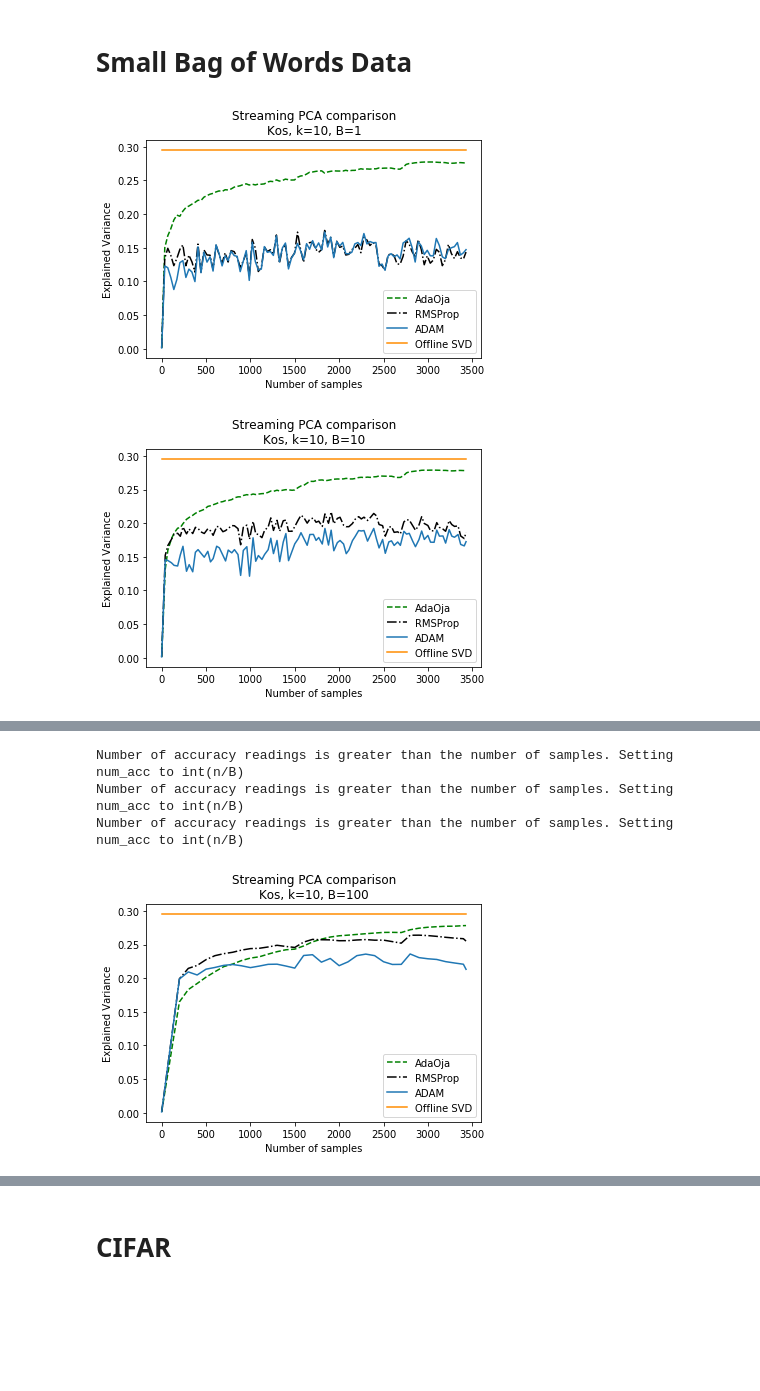
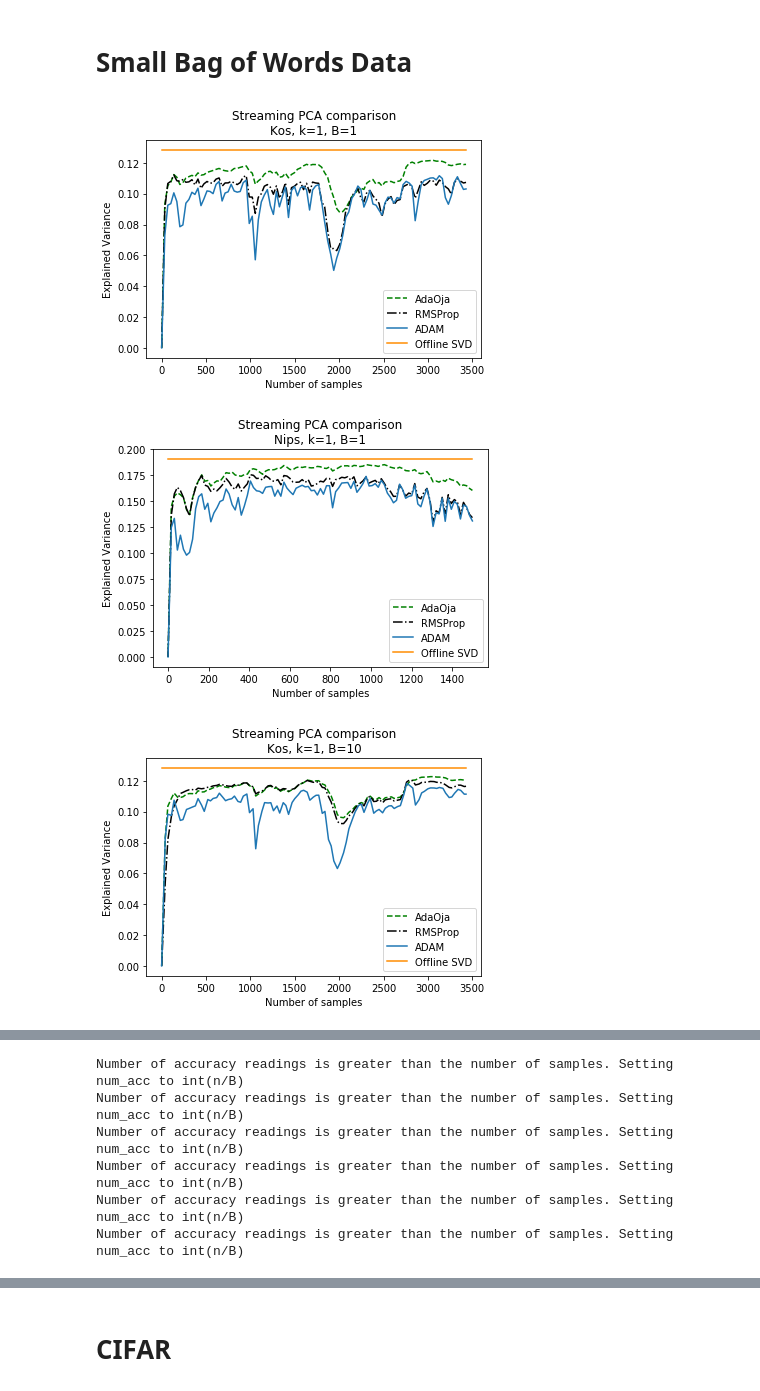
Before and after one commit to aamcbee/AdaOja, a Jupyter notebook: RMSProp, ADAM, AdaOja comparison.ipynb, the cells around one changed output, grey strips where cells are left out. Saved outputs shown, nothing was run; the diff lists cells and outputs as text; code cells hidden in the pictures; blank space fills up the shorter version.

```diff
--- a/RMSProp, ADAM, AdaOja comparison.ipynb
+++ b/RMSProp, ADAM, AdaOja comparison.ipynb
@@ -18,30 +32,31 @@ import pickle
 # %%
 # Load Small bag of words data
 kos_n, kos_d, kos_nnz, kos_dense, kos_SpX, kos_norm2 = dssb.get_bagX('docword.kos.txt')
-#nips_n, nips_d, nips_nnz, nips_dense, nips_SpX, nips_norm2 = dssb.get_bagX('docword.nips.txt')
+nips_n, nips_d, nips_nnz, nips_dense, nips_SpX, nips_norm2 = dssb.get_bagX('docword.nips.txt')
 #enr_n, enr_d, enr_nnz, enr_dense, enr_SpX, enr_norm2 = dssb.get_bagX('docword.enron.txt')
 # %%
-k = 10
+k = 1
 B = 10
 # %%
 # Obtain true ExpVar for Small Bag-of-words data
 v_kos = spla.svds((kos_SpX.T.dot(kos_SpX)).astype(float), k=k)[2].T
 kos_expvar = la.norm(kos_SpX.dot(v_kos), ord='fro')**2 / kos_norm2
 
-#v_nips = spla.svds((nips_SpX.T.dot(nips_SpX)).astype(float), k=k)[2].T
-#nips_expvar = la.norm(nips_SpX.dot(v_nips), ord='fro')**2 / nips_norm2
+v_nips = spla.svds((nips_SpX.T.dot(nips_SpX)).astype(float), k=k)[2].T
+nips_expvar = la.norm(nips_SpX.dot(v_nips), ord='fro')**2 / nips_norm2
 
 #v_enr = spla.svds((enr_SpX.T.dot(enr_SpX)).astype(float), k=k)[2].T
 #enr_expvar = la.norm(enr_SpX.dot(v_enr), ord='fro')**2 / enr_norm2
 # %%
 # Plot comparison of AdaOja, RMSProp and ADAM convergence (varying B)
 for B in [1, 10, 100]:
-    adaoja_kos, rmsp_kos, adam_kos = dssb.run_sim_bag('docword.kos.txt', k, methods=['AdaOja','RMSProp', 'ADAM'], eta=1., B=B, X=kos_SpX, xnorm2=kos_norm2)
-    #adaoja_nips, rmsp_nips, spm_nips = dssb.run_sim_bag('docword.nips.txt', k, B=B, X=nips_SpX, xnorm2=nips_norm2)
-    #adaoja_enr, rmsp_enr, spm_enr = dssb.run_sim_bag('docword.enron.txt', k, B=B, X=enr_SpX, xnorm2=enr_norm2)
+    adaoja_kos, rmsp_kos, adam_kos = dssb.run_sim_bag('docword.kos.txt', k, methods=['AdaOja','RMSProp', 'ADAM'], eta=.1, B=B, X=kos_SpX, xnorm2=kos_norm2, b0_dim=1)
+    adaoja_nips, rmsp_nips, adam_nips = dssb.run_sim_bag('docword.nips.txt', k, methods=['AdaOja','RMSProp', 'ADAM'], B=B, X=nips_SpX, xnorm2=nips_norm2, eta=.1, b0_dim=1)
+    #adaoja_enr, rmsp_enr, adam_enr = dssb.run_sim_bag('docword.enron.txt', k, methods=['AdaOja','RMSProp', 'ADAM'], B=B, X=enr_SpX, xnorm2=enr_norm2, eta=.1, b0_dim=1)
     pf.plot_mom_comp(adaoja_kos, rmsp_kos, adam_kos, 'Kos', true_evar=kos_expvar)
-    #pf.plot_hpca_ada(adaoja_nips, hpca_nips, spm_nips, 'Nips', true_evar=nips_expvar)
-    #pf.plot_hpca_ada(adaoja_enr, hpca_enr, spm_enr, 'Enron', true_evar=enr_expvar)
+    pf.plot_mom_comp(adaoja_nips, rmsp_nips, adam_nips, 'Nips', true_evar=nips_expvar)
+    #pf.plot_mom_comp(adaoja_enr, rmsp_enr, adam_enr, 'Enron', true_evar=enr_expvar)
 # %% [output]
-[figure, old version]
+[figure, new version]
-[figure, old version]
+[figure, new version]
+[figure, new version]
@@ -48,4 +64,6 @@ for B in [1, 10, 100]:
 Number of accuracy readings is greater than the number of samples. Setting num_acc to int(n/B)
 Number of accuracy readings is greater than the number of samples. Setting num_acc to int(n/B)
 Number of accuracy readings is greater than the number of samples. Setting num_acc to int(n/B)
+Number of accuracy readings is greater than the number of samples. Setting num_acc to int(n/B)
+Number of accuracy readings is greater than the number of samples. Setting num_acc to int(n/B)
+Number of accuracy readings is greater than the number of samples. Setting num_acc to int(n/B)
-[figure, old version]
```
Also changed, not shown: parts of 11 cells of this notebook, 2 other files.
